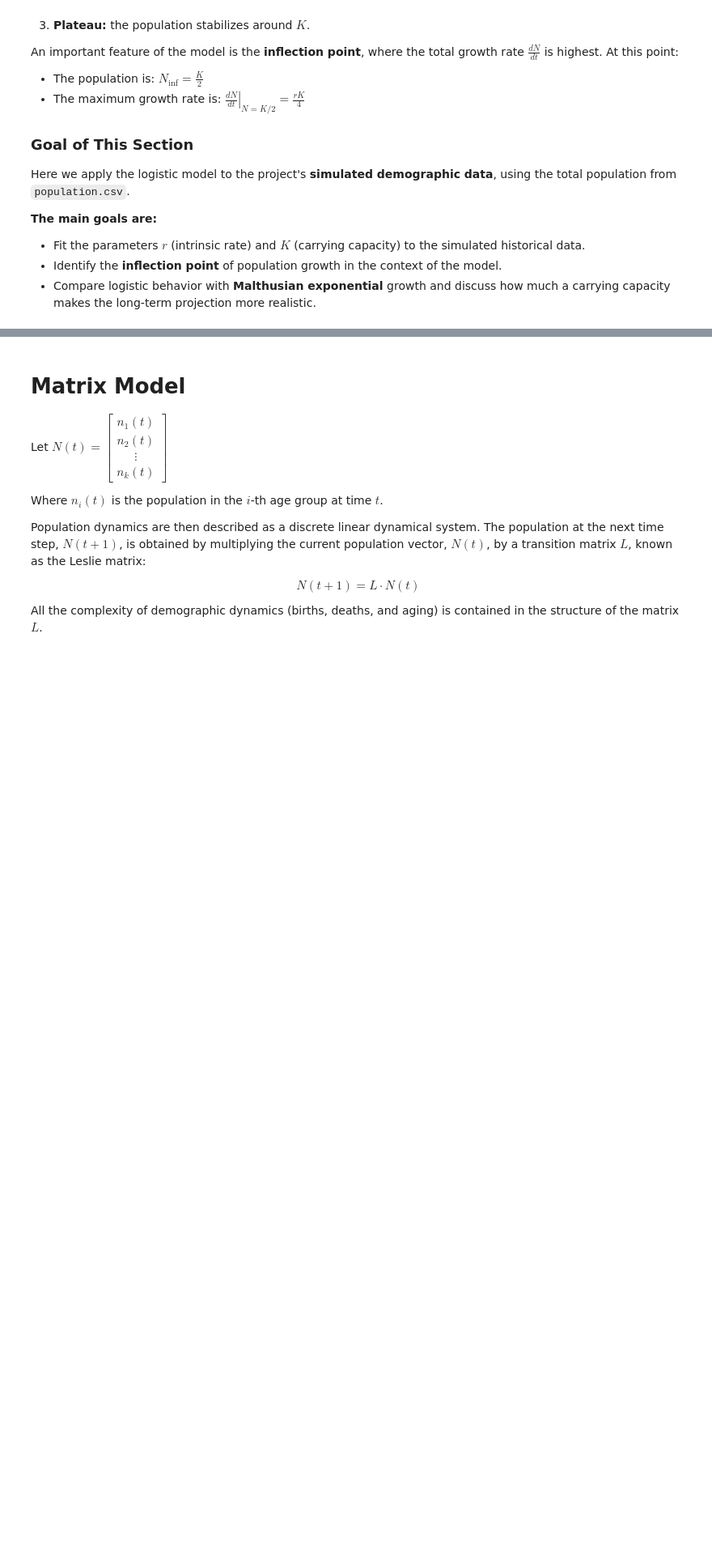
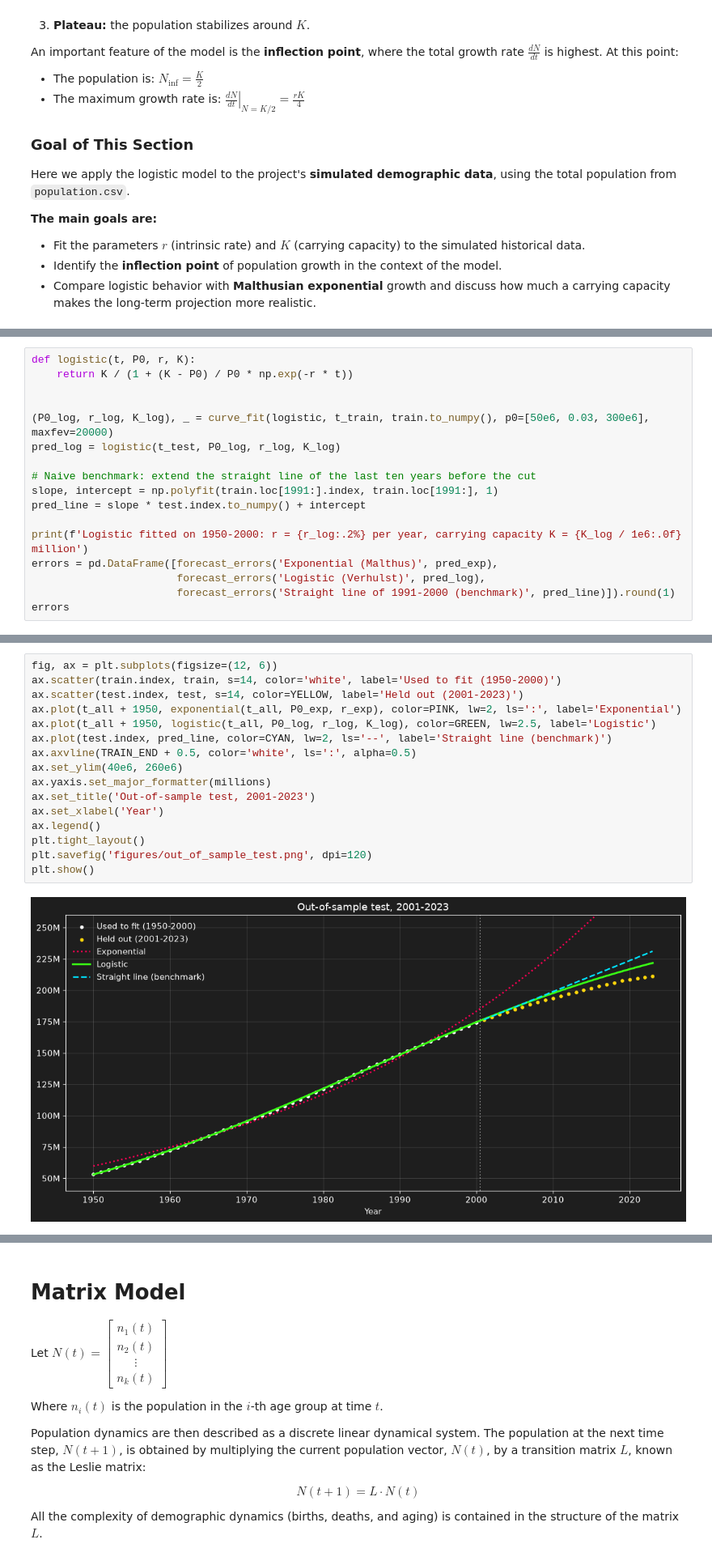
Before and after one commit to Vitor-Dias-Ferreira/population-dynamics-models, a Jupyter notebook: population_dynamics_models.ipynb, the cells around one changed output, grey strips where cells are left out. Shown at 81% size. Drawn from its saved outputs; the diff is of its cells as text; blank space fills up the shorter version.

```diff
--- a/population_dynamics_models.ipynb
+++ b/population_dynamics_models.ipynb
@@ -624,0 +253,17 @@ However, its simplified structure calls for more robust models to understand dem
+# %%
+def logistic(t, P0, r, K):
+    return K / (1 + (K - P0) / P0 * np.exp(-r * t))
+
+
+(P0_log, r_log, K_log), _ = curve_fit(logistic, t_train, train.to_numpy(), p0=[50e6, 0.03, 300e6], maxfev=20000)
+pred_log = logistic(t_test, P0_log, r_log, K_log)
+
+# Naive benchmark: extend the straight line of the last ten years before the cut
+slope, intercept = np.polyfit(train.loc[1991:].index, train.loc[1991:], 1)
+pred_line = slope * test.index.to_numpy() + intercept
+
+print(f'Logistic fitted on 1950-2000: r = {r_log:.2%} per year, carrying capacity K = {K_log / 1e6:.0f} million')
+errors = pd.DataFrame([forecast_errors('Exponential (Malthus)', pred_exp),
+                       forecast_errors('Logistic (Verhulst)', pred_log),
+                       forecast_errors('Straight line of 1991-2000 (benchmark)', pred_line)]).round(1)
+errors
@@ -624,0 +276,18 @@ However, its simplified structure calls for more robust models to understand dem
+# %%
+fig, ax = plt.subplots(figsize=(12, 6))
+ax.scatter(train.index, train, s=14, color='white', label='Used to fit (1950-2000)')
+ax.scatter(test.index, test, s=14, color=YELLOW, label='Held out (2001-2023)')
+ax.plot(t_all + 1950, exponential(t_all, P0_exp, r_exp), color=PINK, lw=2, ls=':', label='Exponential')
+ax.plot(t_all + 1950, logistic(t_all, P0_log, r_log, K_log), color=GREEN, lw=2.5, label='Logistic')
+ax.plot(test.index, pred_line, color=CYAN, lw=2, ls='--', label='Straight line (benchmark)')
+ax.axvline(TRAIN_END + 0.5, color='white', ls=':', alpha=0.5)
+ax.set_ylim(40e6, 260e6)
+ax.yaxis.set_major_formatter(millions)
+ax.set_title('Out-of-sample test, 2001-2023')
+ax.set_xlabel('Year')
+ax.legend()
+plt.tight_layout()
+plt.savefig('figures/out_of_sample_test.png', dpi=120)
+plt.show()
+# %% [output]
+[figure, added]
```
Also changed, not shown: parts of 43 cells of this notebook, 11 other files.
